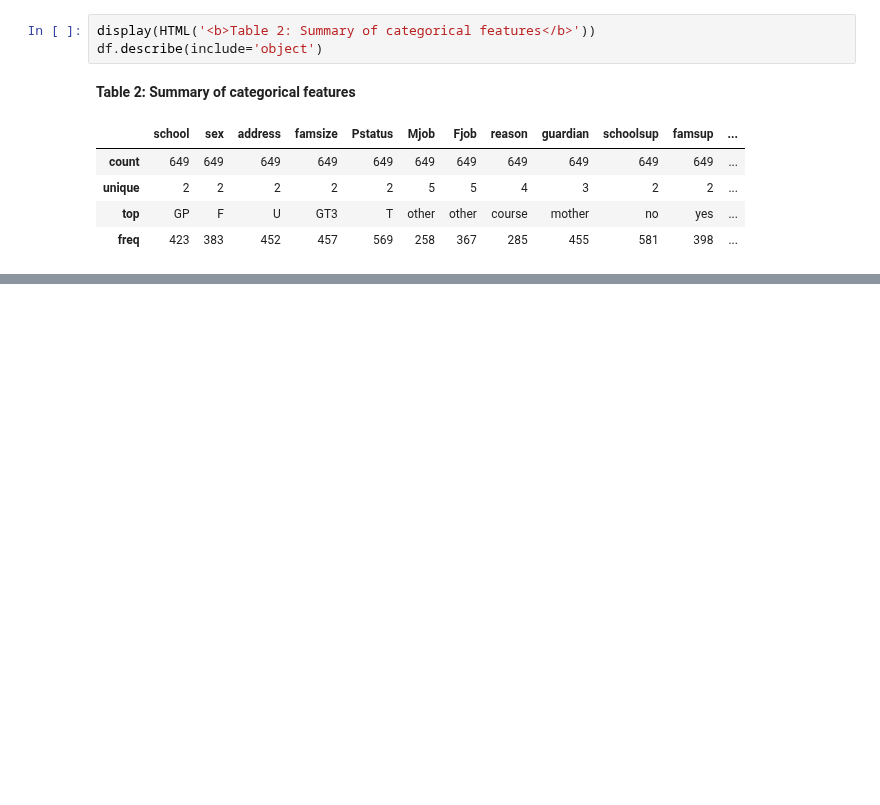
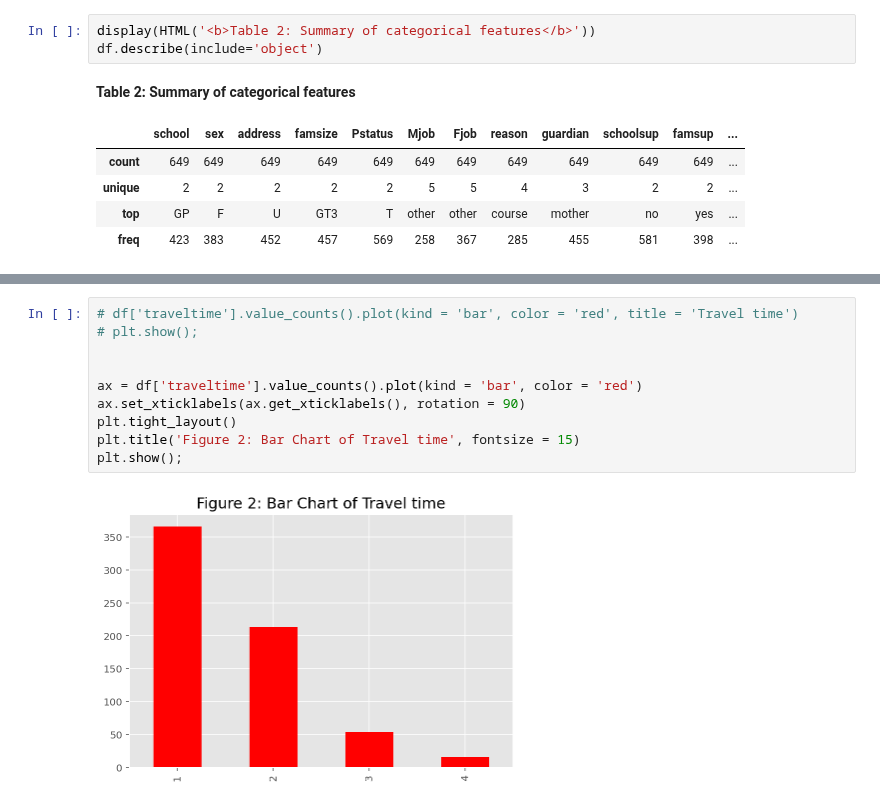
Before and after one commit to Rhyme1325/Analytics_project, a Jupyter notebook: project.ipynb, the cells around one changed output, grey strips where cells are left out. Saved outputs shown, nothing was run; the diff lists cells and outputs as text; blank space fills up the shorter version.

```diff
--- a/project.ipynb
+++ b/project.ipynb
@@ -188,0 +208,12 @@ Table 2: Summary of categorical features
+# %%
+# df['traveltime'].value_counts().plot(kind = 'bar', color = 'red', title = 'Travel time')
+# plt.show();
+
+
+ax = df['traveltime'].value_counts().plot(kind = 'bar', color = 'red')
+ax.set_xticklabels(ax.get_xticklabels(), rotation = 90)
+plt.tight_layout()
+plt.title('Figure 2: Bar Chart of Travel time', fontsize = 15)
+plt.show();
+# %% [output]
+[figure, added]
```
Also changed, not shown: parts of 15 cells of this notebook.
